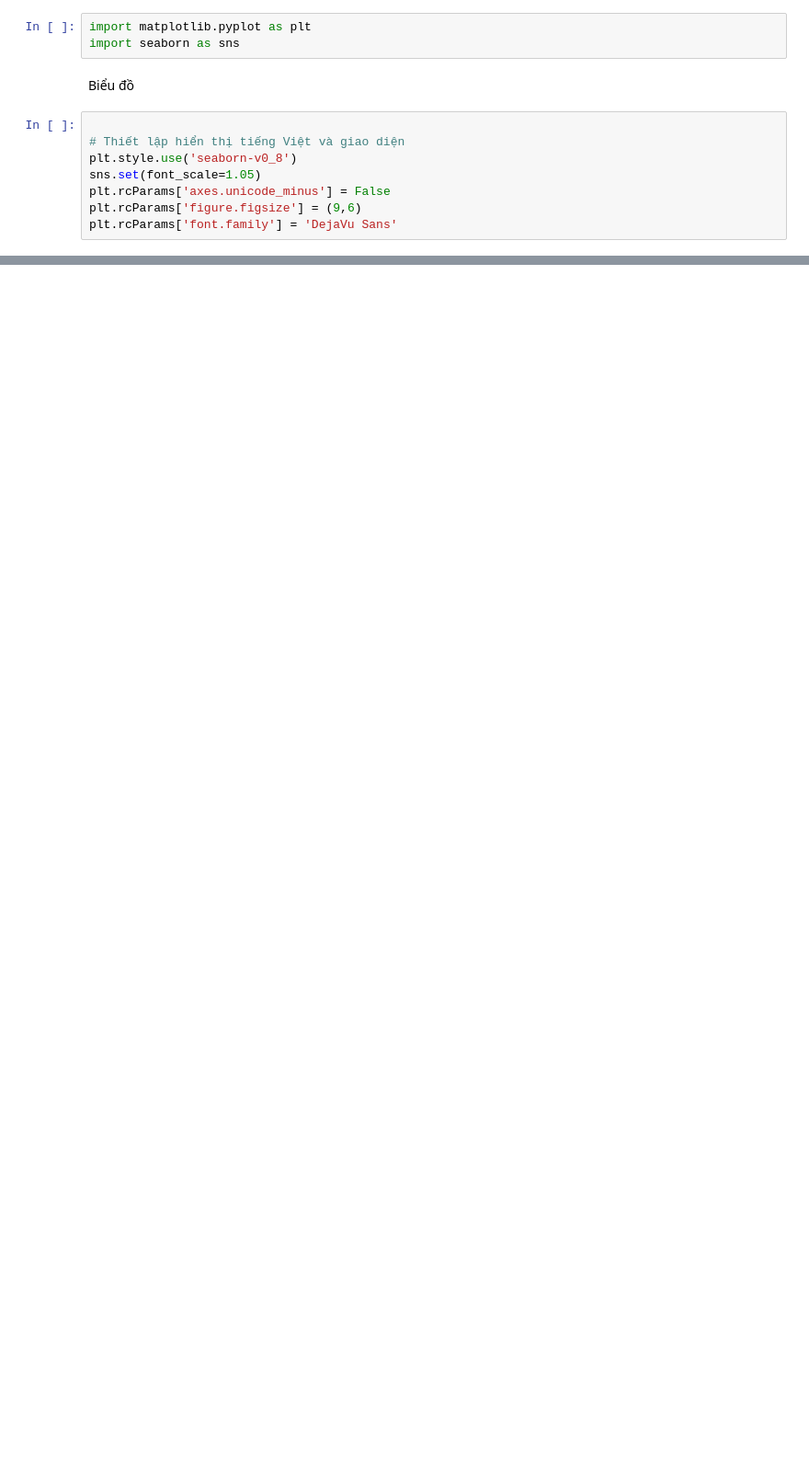
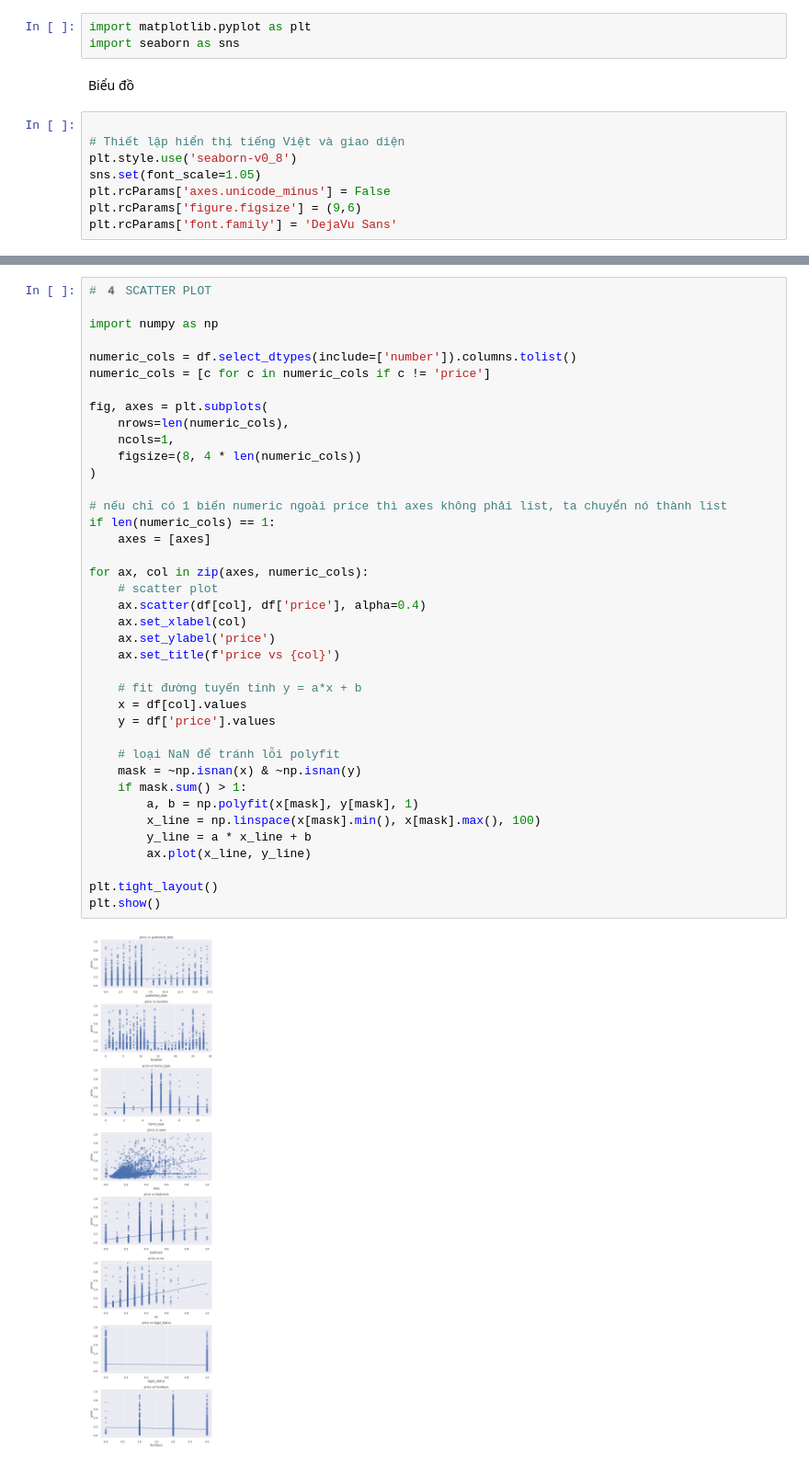
Before and after one commit to thacbaonguyen/python-crawl-bds.com.vn, a Jupyter notebook: 4-5 KHDL.ipynb, the cells around one changed output, grey strips where cells are left out. Shown at 92% size. Saved outputs shown, nothing was run; the diff lists cells and outputs as text; blank space fills up the shorter version.

```diff
--- a/4-5 KHDL.ipynb
+++ b/4-5 KHDL.ipynb
@@ -138,0 +122,41 @@ plt.show()
+# %%
+# 4️ SCATTER PLOT
+
+import numpy as np
+
+numeric_cols = df.select_dtypes(include=['number']).columns.tolist()
+numeric_cols = [c for c in numeric_cols if c != 'price']
+
+fig, axes = plt.subplots(
+    nrows=len(numeric_cols),
+    ncols=1,
+    figsize=(8, 4 * len(numeric_cols))
+)
+
+# nếu chỉ có 1 biến numeric ngoài price thì axes không phải list, ta chuyển nó thành list
+if len(numeric_cols) == 1:
+    axes = [axes]
+
+for ax, col in zip(axes, numeric_cols):
+    # scatter plot
+    ax.scatter(df[col], df['price'], alpha=0.4)
+    ax.set_xlabel(col)
+    ax.set_ylabel('price')
+    ax.set_title(f'price vs {col}')
+
+    # fit đường tuyến tính y = a*x + b
+    x = df[col].values
+    y = df['price'].values
+
+    # loại NaN để tránh lỗi polyfit
+    mask = ~np.isnan(x) & ~np.isnan(y)
+    if mask.sum() > 1:
+        a, b = np.polyfit(x[mask], y[mask], 1)
+        x_line = np.linspace(x[mask].min(), x[mask].max(), 100)
+        y_line = a * x_line + b
+        ax.plot(x_line, y_line)
+
+plt.tight_layout()
+plt.show()
+# %% [output]
+[figure, added]
```
Also changed, not shown: parts of 10 cells of this notebook, 12 other files.
